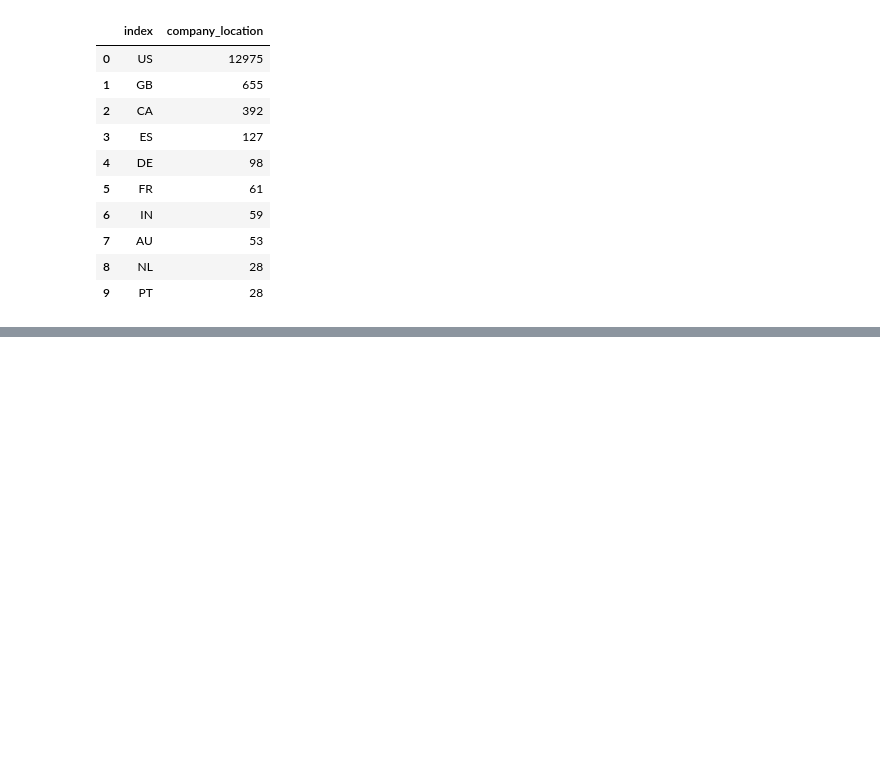
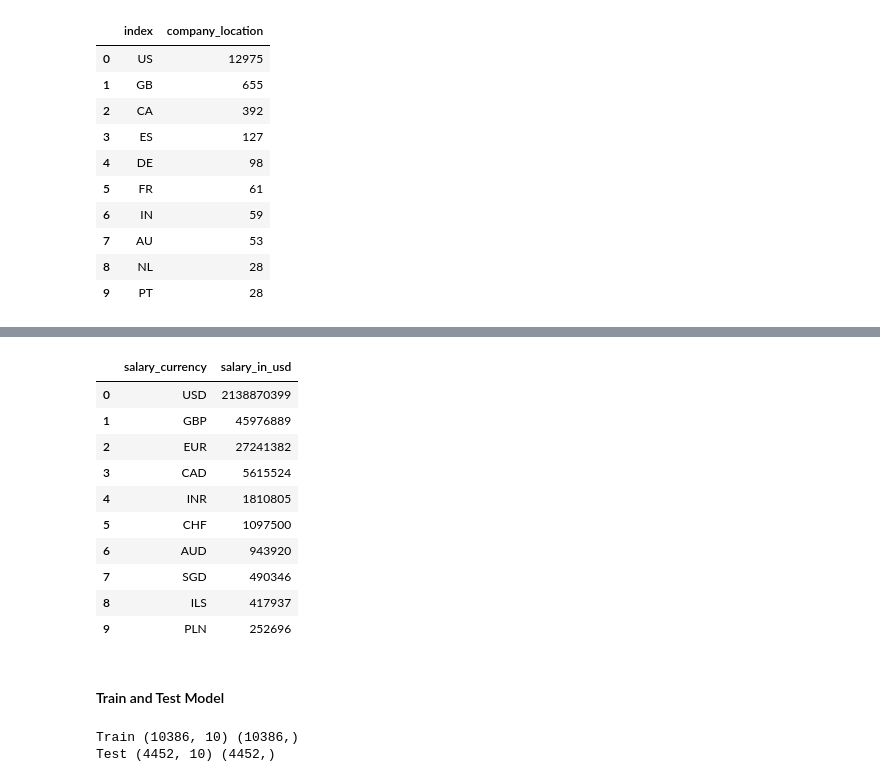
Before and after one commit to rjmorales456/Streamlit, a Jupyter notebook: Job_salaries/job_salaries.ipynb, the cells around one changed output, grey strips where cells are left out. Drawn from its saved outputs; the diff is of its cells as text; code cells hidden in the pictures; blank space fills up the shorter version.

```diff
--- a/Job_salaries/job_salaries.ipynb
+++ b/Job_salaries/job_salaries.ipynb
@@ -258,0 +294,23 @@ company_location_df
+# %%
+# Salary converted to USD and Salary Converted
+
+salary_converted = job_salaries.groupby('salary_currency',)['salary_in_usd'].sum().nlargest(10)
+
+
+salary_converted_df = salary_converted.reset_index()
+
+salary_converted_df
+# %% [output]
+|  | salary_currency | salary_in_usd |
+| 0 | USD | 2138870399 |
+| 1 | GBP | 45976889 |
+| 2 | EUR | 27241382 |
+| 3 | CAD | 5615524 |
+| 4 | INR | 1810805 |
+| 5 | CHF | 1097500 |
+| 6 | AUD | 943920 |
+| 7 | SGD | 490346 |
+| 8 | ILS | 417937 |
+| 9 | PLN | 252696 |
+# %% [markdown]
+#### Train and Test Model
@@ -258,0 +326,6 @@ company_location_df
+# %%
+print('Train', X_train.shape, y_train.shape)
+print('Test', X_test.shape, y_test.shape)
+# %% [output]
+Train (10386, 10) (10386,)
+Test (4452, 10) (4452,)
```
Also changed, not shown: parts of 10 cells of this notebook, 1 other file.
